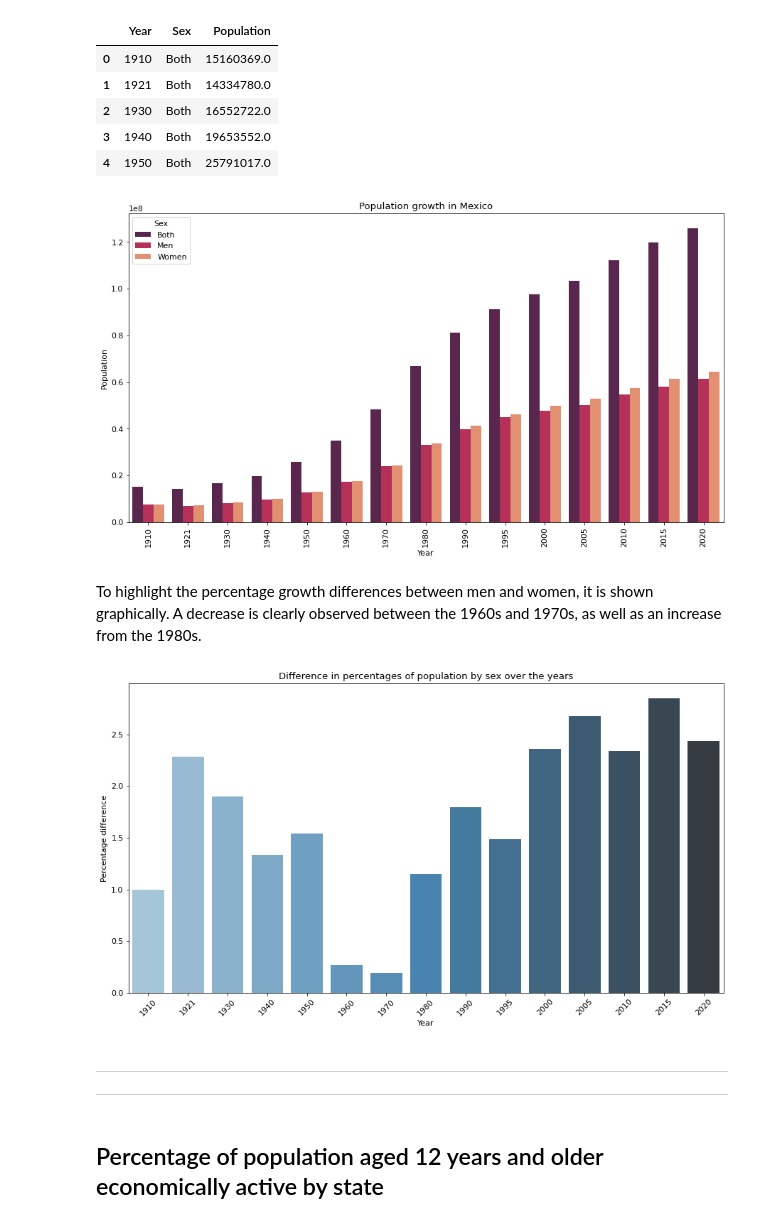
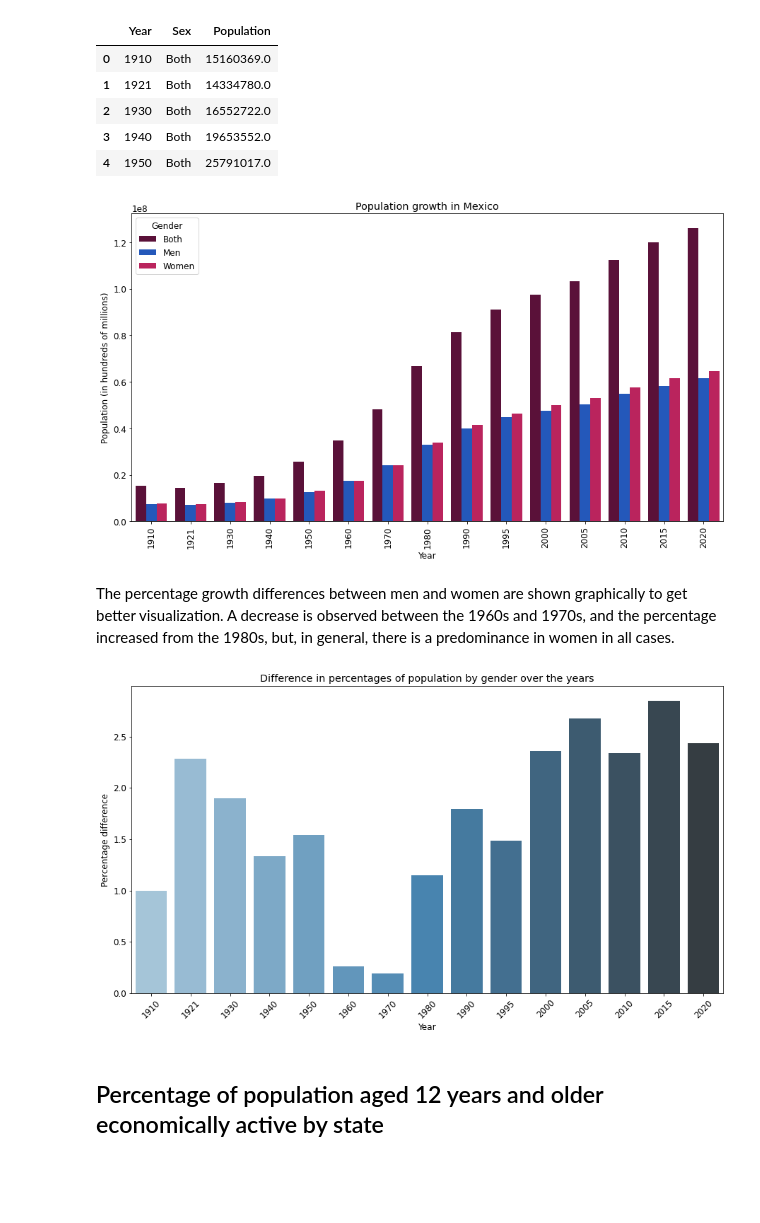
Before and after one commit to aarondiuz/Proyecto_Censo, a Jupyter notebook: Proyecto_Censo.ipynb, the cells around one changed output. Saved outputs shown, nothing was run; the diff lists cells and outputs as text; code cells hidden in the pictures; blank space fills up the shorter version.

```diff
--- a/Proyecto_Censo.ipynb
+++ b/Proyecto_Censo.ipynb
@@ -267,30 +292,29 @@ df.head()
 | 3 | 1940 | Both | 19653552.0 |
 | 4 | 1950 | Both | 25791017.0 |
 # %%
-plt.figure(figsize=(15,8))
+figure = plt.figure(figsize=(15,8))
 plt.title('Population growth in Mexico')
-sns.barplot(x='Year', y='Population', data=df, hue='Sex', palette="rocket")
+sns.barplot(x='Year', y='Population', data=df, hue='Sex', palette=["#66053A","#0B50D3","#D30B57"])
+plt.gca().legend().set_title('Gender')
 plt.xticks(rotation=90)
+plt.ylabel("Population (in hundreds of millions)")
 plt.show()
 # %% [output]
-[figure, old version]
+[figure, new version]
 # %% [markdown]
-To highlight the percentage growth differences between men and women, it is shown graphically. A decrease is clearly observed between the 1960s and 1970s, as well as an increase from the 1980s.
+The percentage growth differences between men and women are shown graphically to get better visualization. A decrease is observed between the 1960s and 1970s, and the percentage increased from the 1980s, but, in general, there is a predominance in women in all cases.
 # %%
 # Positive values means predominance of women, negative values means predominance of men
 PopulationDF['DiffP'] = 100*(PopulationDF['Women']-PopulationDF['Men'])/PopulationDF['Both']
 
-plt.figure(figsize=(15,8))
-plt.title('Difference in percentages of population by sex over the years')
+figure = plt.figure(figsize=(15,8))
+plt.title('Difference in percentages of population by gender over the years')
 sns.barplot(x=PopulationDF['Year'], y=PopulationDF['DiffP'] ,palette="Blues_d")
 plt.ylabel('Percentage difference')
 plt.xticks(rotation=45)
 plt.show()
 # %% [output]
-[figure, old version]
+[figure, new version]
-# %% [markdown]
-_____________________________________________________________________________
-***************************************************************************
 # %% [markdown]
 ## Percentage of population aged 12 years and older economically active by state
 # %% [markdown]
```
Also changed, not shown: parts of 52 cells of this notebook.
